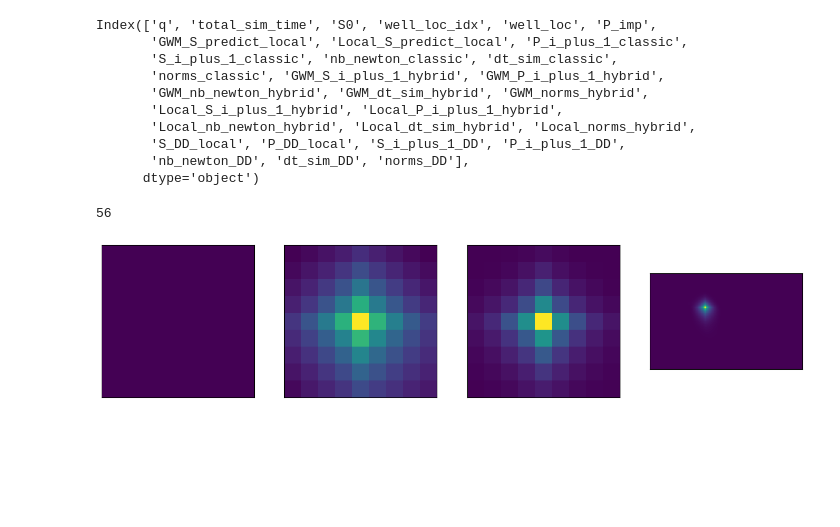
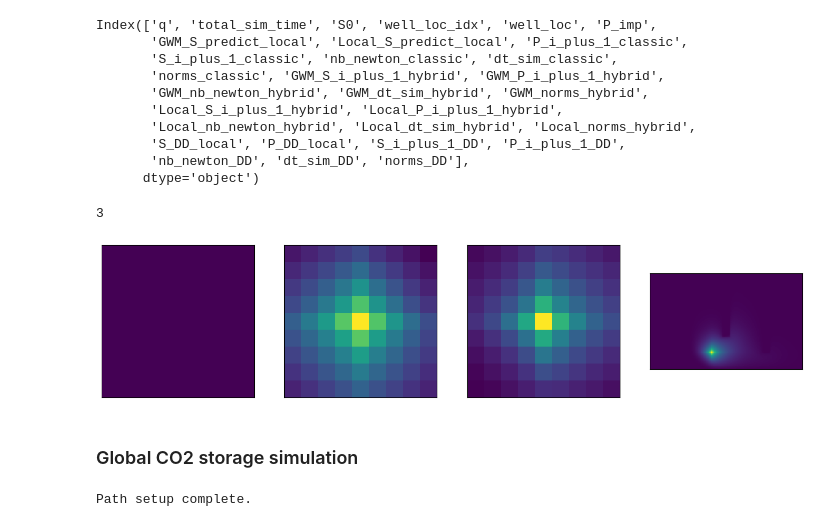
Before and after one commit to PINN-Well-opening-and-closing-events/Yads, a Jupyter notebook: yads/thesis_approaches/GWM/Article/results_analysis/graphical_abstract.ipynb, the cells around one changed output. Drawn from its saved outputs; the diff is of its cells as text; code cells hidden in the pictures; blank space fills up the shorter version.

Commit message:
GWM graphical abstract figures

```diff
--- a/yads/thesis_approaches/GWM/Article/results_analysis/graphical_abstract.ipynb
+++ b/yads/thesis_approaches/GWM/Article/results_analysis/graphical_abstract.ipynb
@@ -14,6 +14,7 @@ variable_df = pd.read_csv('data/results_variable_2.csv', sep='\t',
                              converters= {'GWM_S_predict_local': literal_eval,
                                           'Local_S_predict_local': literal_eval,
                                           'S_i_plus_1_classic': literal_eval,
+                                          'P_imp':literal_eval,
                                           'S0': literal_eval
                                           })
 # %%
@@ -32,21 +33,33 @@ Index(['q', 'total_sim_time', 'S0', 'well_loc_idx', 'well_loc', 'P_imp',
 # %%
 i = 0
 # %%
-sample = variable_df.loc[i]
+sample = variable_df.loc[37]
 print(i)
 fig, axs = plt.subplots(1, 4, figsize=(16, 4))
 axs[0].imshow(np.full((9,9), sample['S0']))
 axs[1].imshow(np.array(sample['Local_S_predict_local']).reshape(9, 9).T)
 axs[2].imshow(np.array(sample['GWM_S_predict_local']).reshape(9, 9).T)
 axs[3].imshow(np.array(sample['S_i_plus_1_classic']).reshape(95, 60).T)
 
 for ax in axs:
     ax.invert_yaxis()
     ax.xaxis.set_major_locator(matplotlib.ticker.NullLocator())
     ax.yaxis.set_major_locator(matplotlib.ticker.NullLocator())
 
 plt.show()
 i+=1
 # %% [output]
-56
+3
-[figure, old version]
+[figure, new version]
+# %% [markdown]
+### Global CO2 storage simulation
+# %%
+import sys
+import os
+
+# Adjust the sys.path to include the src directory
+current_dir = os.getcwd()
+sys.path.append(os.path.abspath(os.path.join(current_dir, '../../../../..', '')))
+print("Path setup complete.")
+# %% [output]
+Path setup complete.
```
Also changed, not shown: parts of 10 cells of this notebook.
